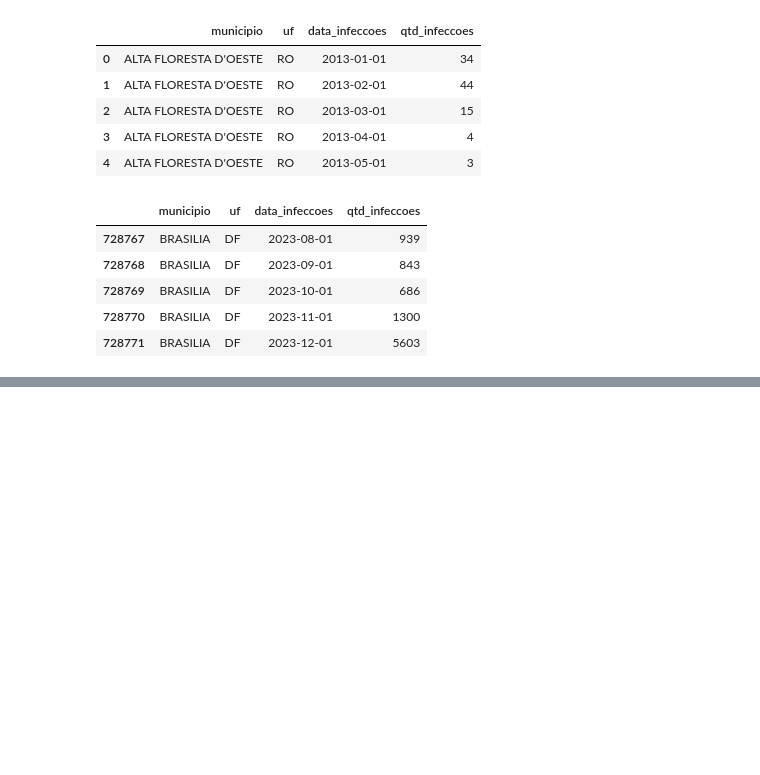
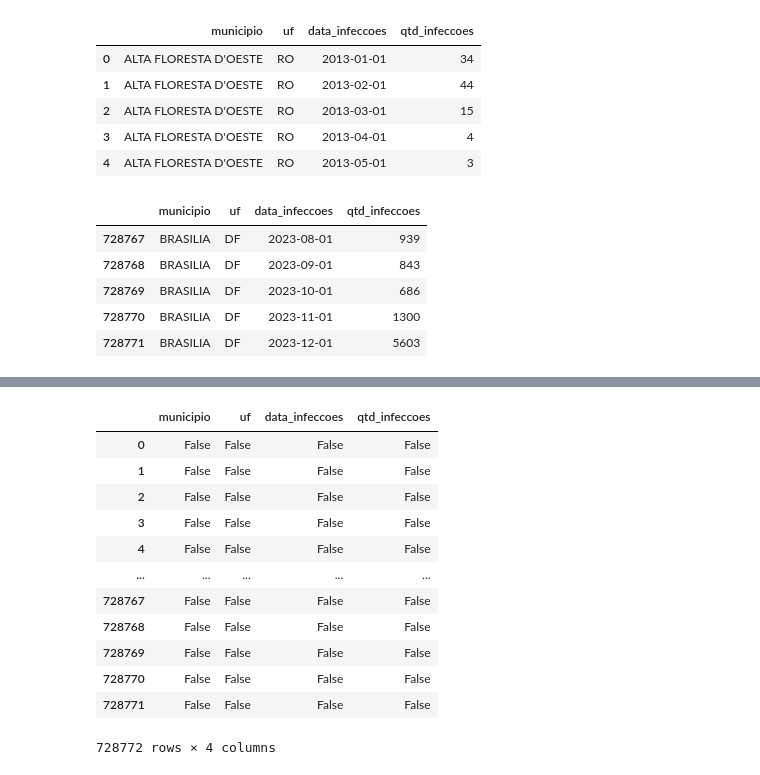
Before and after one commit to AleLucasG/Pos_Tech_FIAP_Data_Analytics, a Jupyter notebook: 01-data-analytics/handson/handson-01-analise-dados-storytelling/Dengue_Brasil.ipynb, the cells around one changed output, grey strips where cells are left out. Saved outputs shown, nothing was run; the diff lists cells and outputs as text; code cells hidden in the pictures; blank space fills up the shorter version.

Commit message:
Aula 3 - Analisando dados com python II

```diff
--- a/01-data-analytics/handson/handson-01-analise-dados-storytelling/Dengue_Brasil.ipynb
+++ b/01-data-analytics/handson/handson-01-analise-dados-storytelling/Dengue_Brasil.ipynb
@@ -37,0 +54,17 @@ df_dengue.tail()
+# %%
+# Verifica valores nulos no DataFrame, indicando onde há dados ausentes (True para nulo, False para preenchido)
+df_dengue.isnull()
+# %% [output]
+|  | municipio | uf | data_infeccoes | qtd_infeccoes |
+| 0 | False | False | False | False |
+| 1 | False | False | False | False |
+| 2 | False | False | False | False |
+| 3 | False | False | False | False |
+| 4 | False | False | False | False |
+| ... | ... | ... | ... | ... |
+| 728767 | False | False | False | False |
+| 728768 | False | False | False | False |
+| 728769 | False | False | False | False |
+| 728770 | False | False | False | False |
+| 728771 | False | False | False | False |
+728772 rows × 4 columns
```
Also changed, not shown: parts of 14 cells of this notebook.
